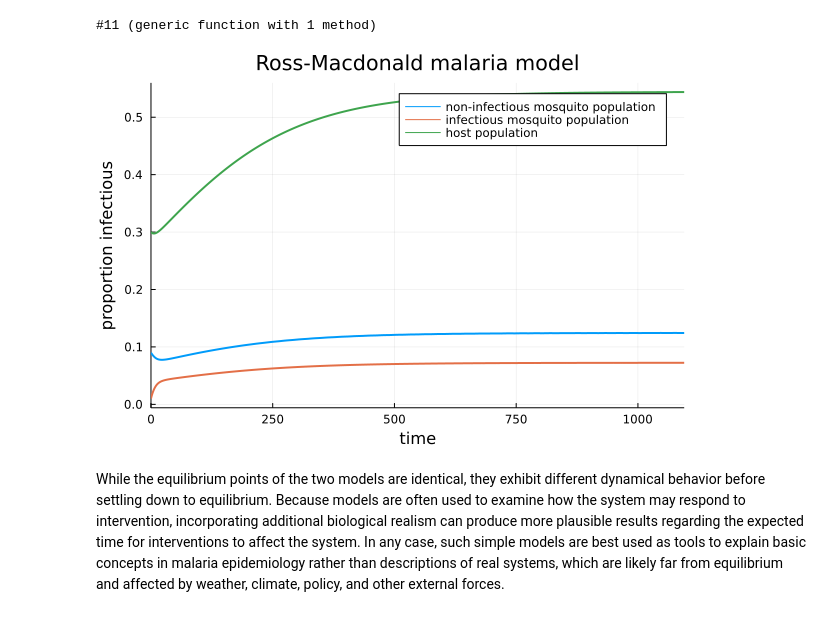
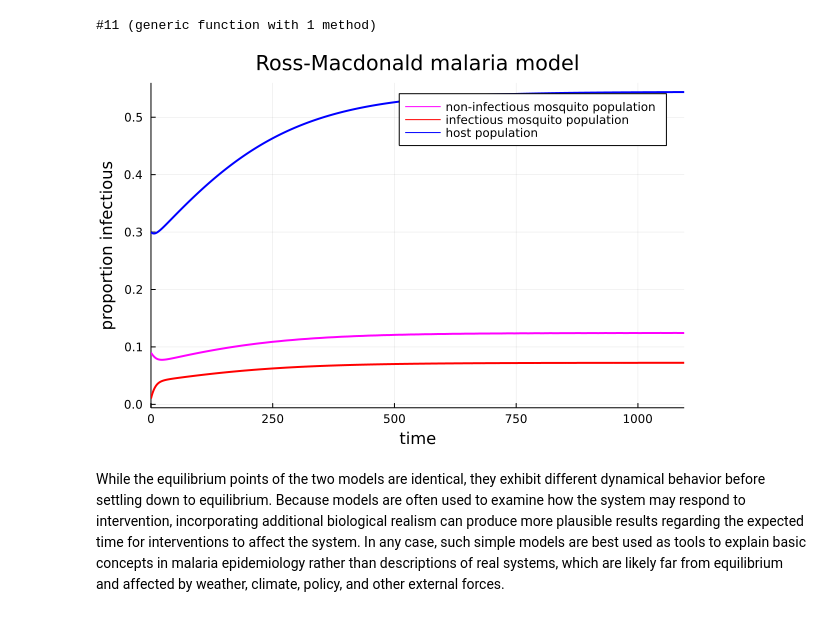
Before and after one commit to AlgebraicJulia/AlgebraicDynamics.jl, a Jupyter notebook: dev/examples/Ross-Macdonald.ipynb, the cells around one changed output. Saved outputs shown, nothing was run; the diff lists cells and outputs as text; code cells hidden in the pictures.

```diff
--- a/dev/examples/Ross-Macdonald.ipynb
+++ b/dev/examples/Ross-Macdonald.ipynb
@@ -160,21 +161,22 @@ malaria_delay_model = oapply(bloodmeal,
 # %%
 params = LVector(a = 0.3, b = 0.55, c = 0.15,
     g = 0.1, n = 10, r = 1.0/200, m = 0.5)
 
 u0_delay = [0.09, .01, 0.3]
 tspan = (0.0, 365.0*3)
 hist(p,t) = u0_delay;
 
 prob = DDEProblem(malaria_delay_model, u0_delay, [], hist, tspan, params)
 alg = MethodOfSteps(Tsit5())
 sol = solve(prob, alg)
 
 plot(sol, label=["non-infectious mosquito population" "infectious mosquito population" "host population"],
     lw=2, title = "Ross-Macdonald malaria model",
-    xlabel = "time", ylabel = "proportion infectious"
+    xlabel = "time", ylabel = "proportion infectious",
+    color = ["magenta" "red" "blue"]
 )
 # %% [output]
-[figure, old version]
+[figure, new version]
 # %% [markdown]
 While the equilibrium points of the two models are identical, they exhibit different dynamical behavior
 before settling down to equilibrium. Because models are often used to examine how the system may respond
```
Also changed, not shown: parts of 1 cell of this notebook, 14 other files.
